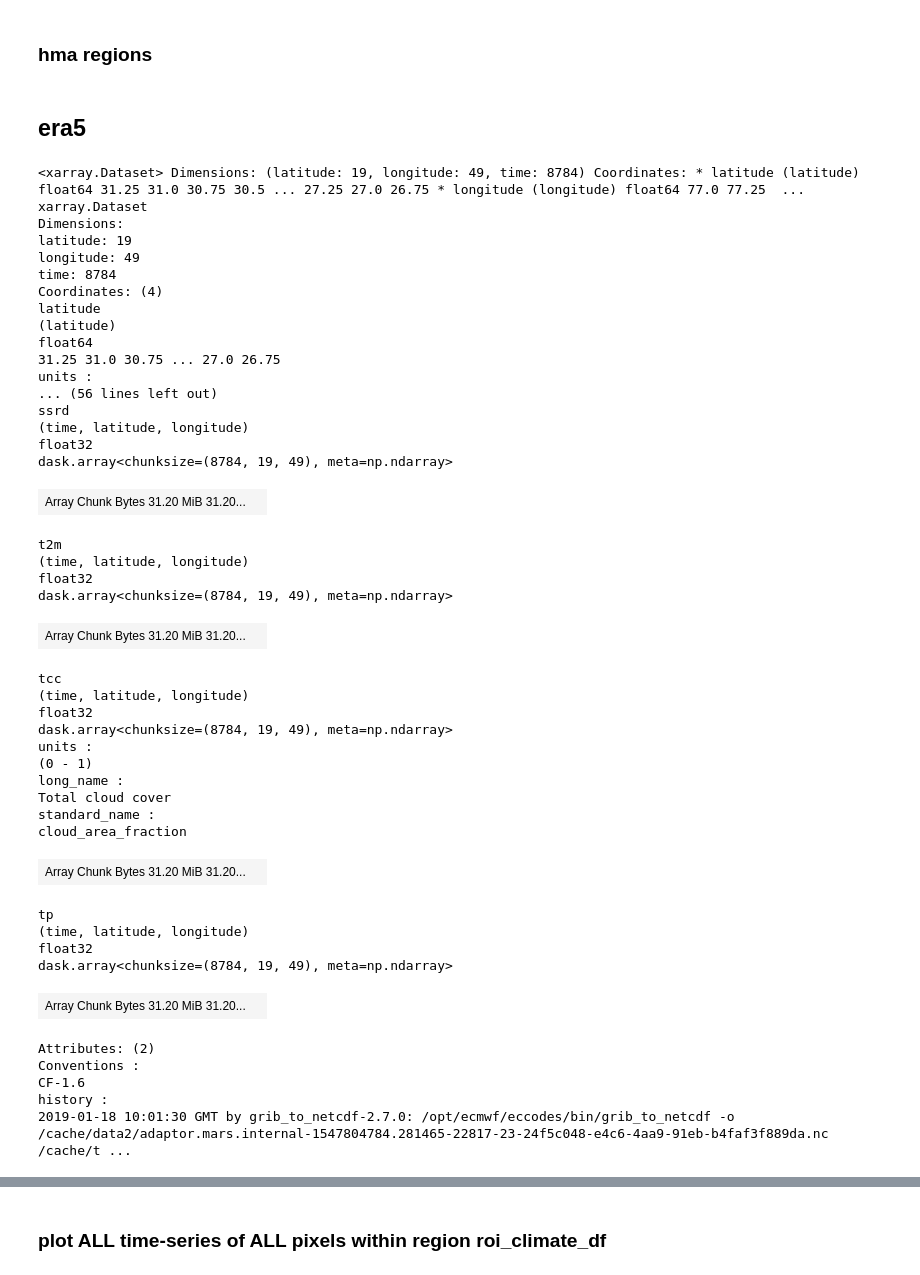
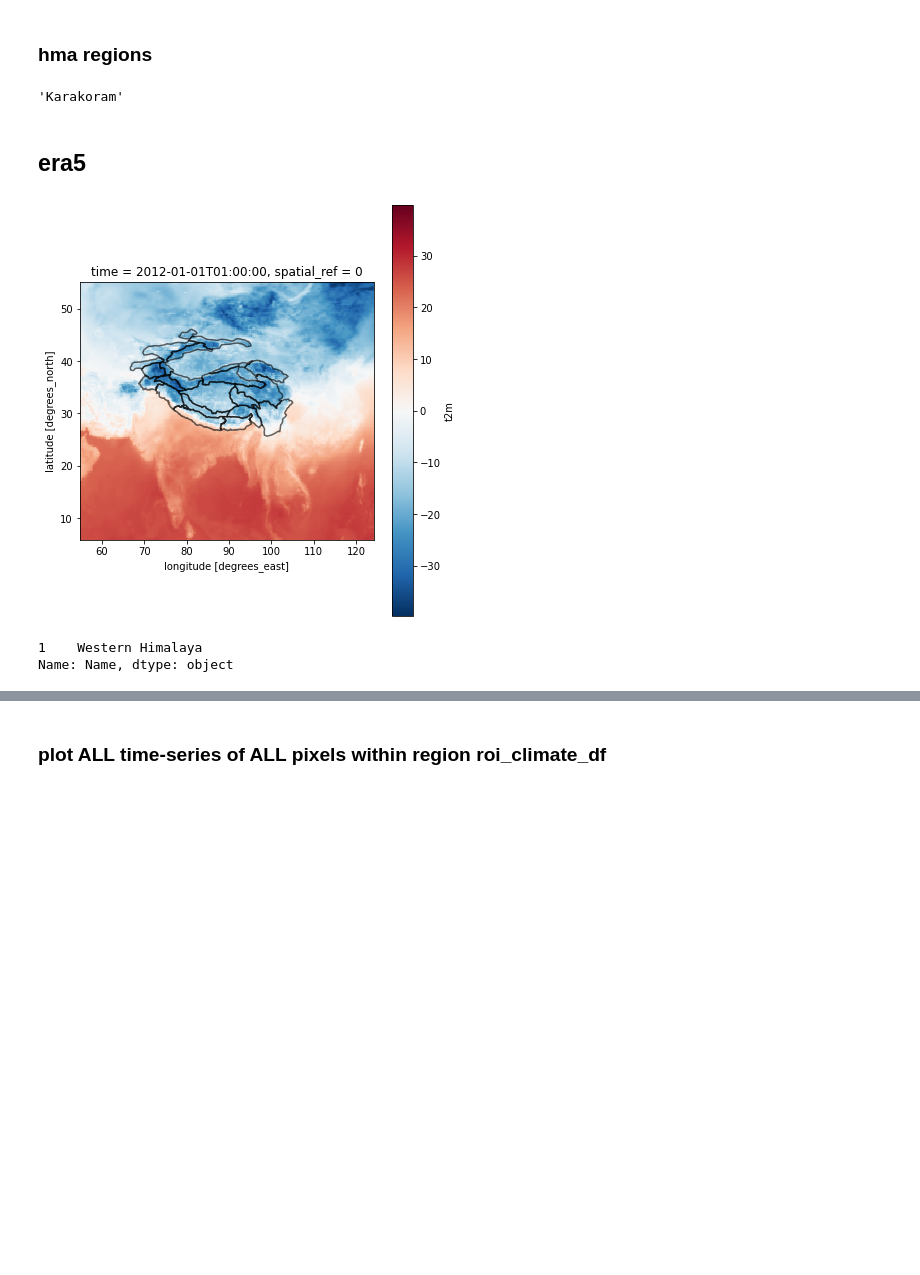
Before and after one commit to varyabazilova/hma_regions, a Jupyter notebook: all_era5pixel_timeseries.ipynb, the cells around one changed output, grey strips where cells are left out. Saved outputs shown, nothing was run; the diff lists cells and outputs as text; code cells hidden in the pictures; blank space fills up the shorter version.

```diff
--- a/all_era5pixel_timeseries.ipynb
+++ b/all_era5pixel_timeseries.ipynb
@@ -26,7 +26,9 @@ hma = gpd.read_file('HMA_regions/HMA_regions.shp')
 # as dataframe
 hma_df = pd.DataFrame(hma)
 # hma_df.columns
-# hma_df.Name[4]
+hma_df.Name[4]
+# %% [output]
+'Karakoram'
 # %% [markdown]
 ## era5
 # %%
@@ -40,11 +42,22 @@ climate['tp']=climate.tp * 1000
 # radiation j/m2 to w/m2
 # SSR [W/m2] = SSR [J/m^2] / (3600 seconds)
 climate['ssrd'] = climate.ssrd / 3600
+# %%
+# plot all regions and climate data
+
+fig, ax = plt.subplots(figsize=(6, 6))
+climate.t2m[1,:,:].plot()#palette='viridis')
+hma.boundary.plot(ax=ax, alpha=.6, color='black')
+fig.tight_layout()
+# %% [output]
+[figure, added]
 # %%
 ''' change name of the mountain range here'''
 
-roi = hma[hma['Name'] == 'Central Himalaya']
+# roi = hma[hma['Name'] == 'Central Himalaya']
+roi = hma[hma['Name'] == hma_df.Name[1]]
 name = roi.Name
+print(roi.Name)
 # karakoram.crs
 
 # add crs to the dataset (netcdf file) - maybe this is not even needed
@@ -52,53 +65,9 @@ climate = climate.rio.write_crs('EPSG:4326')
 
 # clip using xarrayrio library:
 roi_climate = climate.rio.clip(roi.geometry, roi.crs, drop=True, invert=False)
+# %% [output]
+1    Western Himalaya
+Name: Name, dtype: object
-# %%
-roi_climate
-# %% [output]
-<xarray.Dataset> Dimensions: (latitude: 19, longitude: 49, time: 8784) Coordinates: * latitude (latitude) float64 31.25 31.0 30.75 30.5 ... 27.25 27.0 26.75 * longitude (longitude) float64 77.0 77.25  ...
-xarray.Dataset
-Dimensions:
-latitude: 19
-longitude: 49
-time: 8784
-Coordinates: (4)
-latitude
-(latitude)
-float64
-31.25 31.0 30.75 ... 27.0 26.75
-units :
-... (56 lines left out)
-ssrd
-(time, latitude, longitude)
-float32
-dask.array<chunksize=(8784, 19, 49), meta=np.ndarray>
-| Array Chunk Bytes 31.20 MiB 31.20... |  |
-t2m
-(time, latitude, longitude)
-float32
-dask.array<chunksize=(8784, 19, 49), meta=np.ndarray>
-| Array Chunk Bytes 31.20 MiB 31.20... |  |
-tcc
-(time, latitude, longitude)
-float32
-dask.array<chunksize=(8784, 19, 49), meta=np.ndarray>
-units :
-(0 - 1)
-long_name :
-Total cloud cover
-standard_name :
-cloud_area_fraction
-| Array Chunk Bytes 31.20 MiB 31.20... |  |
-tp
-(time, latitude, longitude)
-float32
-dask.array<chunksize=(8784, 19, 49), meta=np.ndarray>
-| Array Chunk Bytes 31.20 MiB 31.20... |  |
-Attributes: (2)
-Conventions :
-CF-1.6
-history :
-2019-01-18 10:01:30 GMT by grib_to_netcdf-2.7.0: /opt/ecmwf/eccodes/bin/grib_to_netcdf -o /cache/data2/adaptor.mars.internal-1547804784.281465-22817-23-24f5c048-e4c6-4aa9-91eb-b4faf3f889da.nc /cache/t ...
 # %%
 # see how it looks like
 
```
Also changed, not shown: parts of 14 cells of this notebook, 2 other files.
